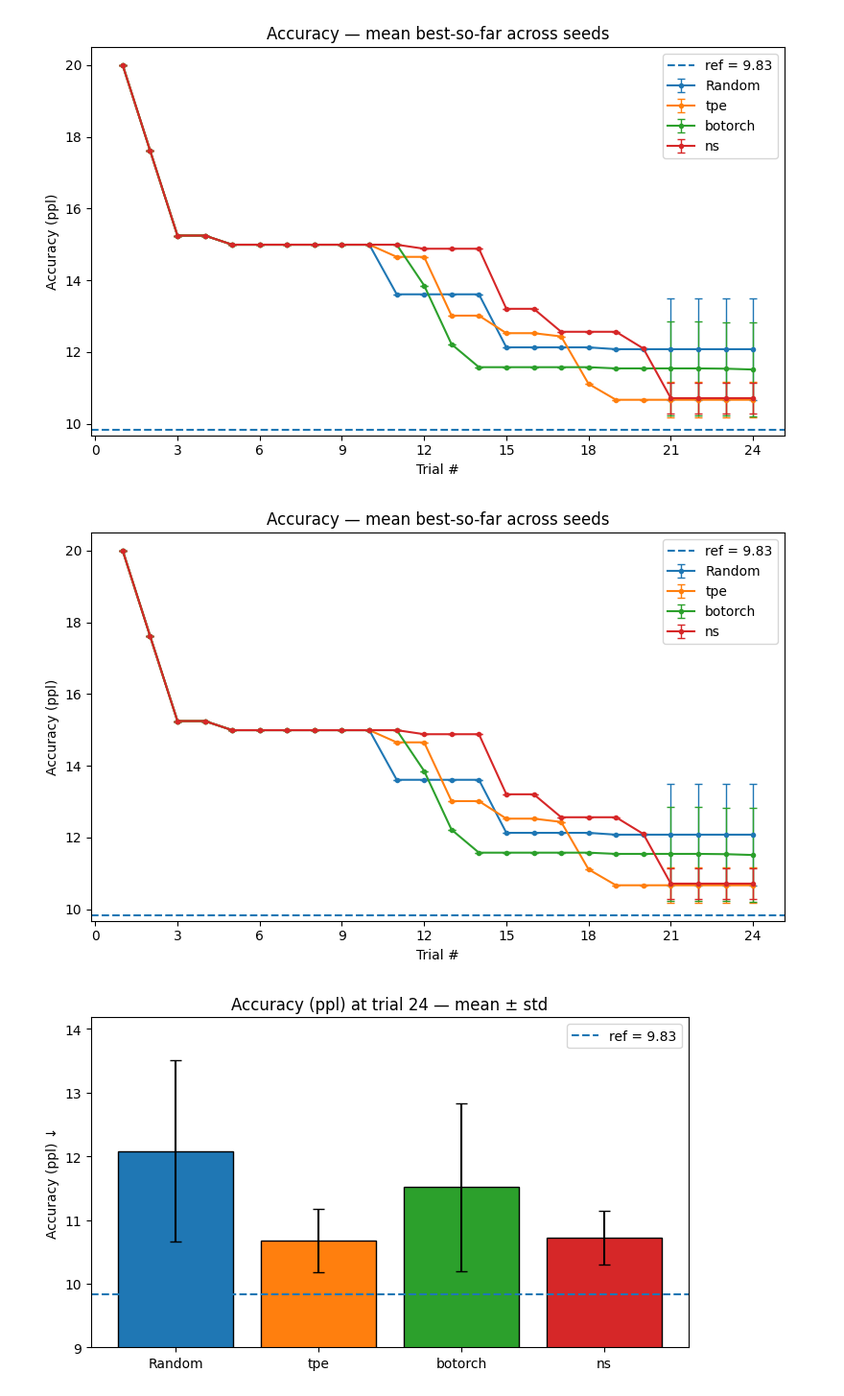
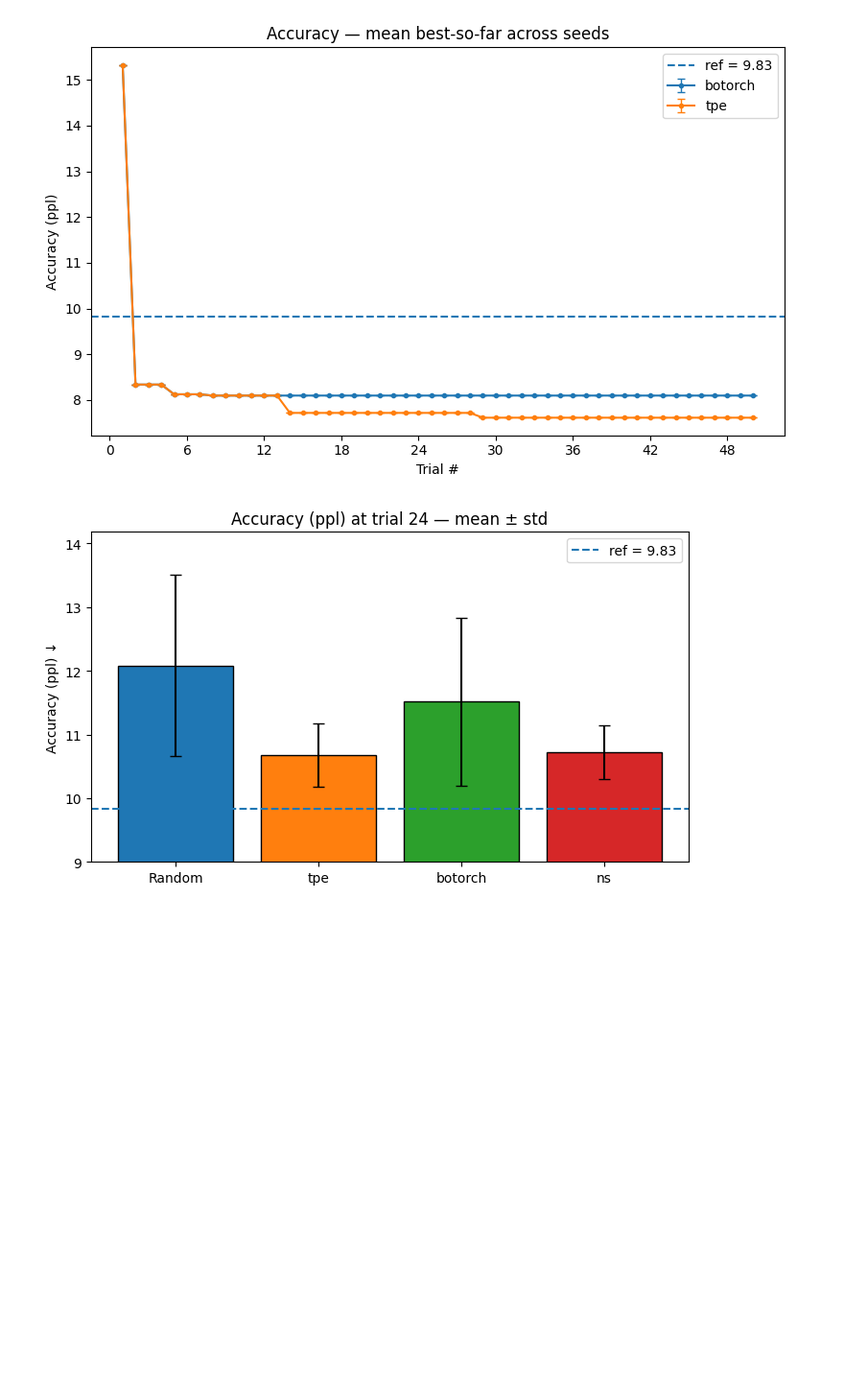
Before and after one commit to AICrossSim/PLENA, a Jupyter notebook: co_design/visual/test.ipynb, the cells around one changed output. Shown: that part at 96% size. Cells and saved outputs as stored; diff of their text form; code cells hidden in the pictures; blank space fills up the shorter version.

```diff
--- a/co_design/visual/test.ipynb
+++ b/co_design/visual/test.ipynb
@@ -129,23 +203,23 @@ import optuna
 from optuna.trial import TrialState
 
 # ==== Parameters ====
-ACC_MIN, ACC_MAX = 9, 20
+ACC_MIN, ACC_MAX = 5, 20
 LAT_MIN, LAT_MAX = 0, 10
 AREA_MIN, AREA_MAX = 120246991, 500000000
 ACC_BEST = 9.8298
 LAT_BEST = 0.102908814
 
 # ==== Seeds & methods ====
-seeds = [42, 442, 43, 2025]
-study_types = ["Random", "tpe", "botorch", "ns"]
-N = 24  # first 24 trials
+seeds = [42]
+study_types = ["botorch", "tpe"]
+N = 50  # first 24 trials
 
 # ---- project_root & db_dir resolution (your old way) ----
 def get_db_dir(seed: int) -> Path:
     project_root = Path.cwd()
     while project_root.name != "Coprocessor_for_Llama" and project_root.parent != project_root:
         project_root = project_root.parent
-    return project_root / "co_design" / f"db_{seed}"
+    return project_root / "co_design"
 
 # ---- utils ----
 def denormalize_objective(v, min_v, max_v, sym=True):
@@ -173,7 +247,7 @@ def _pad_or_truncate(arr, N=24):
 
 def load_df_for(study_type: str, seed: int) -> pd.DataFrame:
     db_dir = get_db_dir(seed)
-    study_name = f"{study_type}_{seed}_1b"
+    study_name = f"{study_type}_{seed}_8b"
     db_path = db_dir / f"{study_name}.db"
     storage_url = f"sqlite:///{db_path.resolve()}"
 
@@ -248,39 +322,38 @@ def plot_mean_bs(result_dict, title, ylabel, ref=None, ylim=None,
     if ref is not None and not np.isnan(ref):
         plt.axhline(ref, linestyle="--", label=f"ref = {ref:.4g}")
     if ylim is not None:
         plt.ylim(*ylim)
 
     plt.xlabel("Trial #")
     plt.ylabel(ylabel)
     plt.title(title)
     plt.gca().xaxis.set_major_locator(MaxNLocator(integer=True))
     plt.legend()
     plt.tight_layout()
     plt.show()
 
 
 
 
 # Accuracy with CI shading
 acc_res = collect_mean_bs(study_types, seeds, "acc", "min", ACC_MIN, ACC_MAX, sym=True, N=N)
 plot_mean_bs(acc_res, "Accuracy — mean best-so-far across seeds",
              "Accuracy (ppl)", ref=ACC_BEST)
 
-acc_res = collect_mean_bs(study_types, seeds, "acc", "min", ACC_MIN, ACC_MAX, sym=True, N=N)
-plot_mean_bs(acc_res, "Accuracy — mean best-so-far across seeds",
-             "Accuracy (ppl)", ref=ACC_BEST)
+# acc_res = collect_mean_bs(study_types, seeds, "acc", "min", ACC_MIN, ACC_MAX, sym=True, N=N)
+# plot_mean_bs(acc_res, "Accuracy — mean best-so-far across seeds",
+#              "Accuracy (ppl)", ref=ACC_BEST)
 
-# # Latency with variance shading, zoomed in
+# Latency with variance shading, zoomed in
 # lat_res = collect_mean_bs(study_types, seeds, "lat", "min", LAT_MIN, LAT_MAX, sym=True, N=N)
 # plot_mean_bs(lat_res, "Latency — mean best-so-far across seeds",
 #              "Latency (s)", ref=LAT_BEST, ylim=(0, 2), shade_type="ci")
 
 # lat_res = collect_mean_bs(study_types, seeds, "lat", "min", LAT_MIN, LAT_MAX, sym=True, N=N)
 # plot_mean_bs(lat_res, "Latency — mean best-so-far across seeds",
 #              "Latency (s)", ref=LAT_BEST, ylim=(0, 2), shade_type="var")
 # %% [output]
-[figure, old version]
+[figure, new version]
-[figure, removed]
 # %%
 # === Final stats at trial N (default 24) and bar plots ===
 
```
Also changed, not shown: parts of 2 cells of this notebook, 4 other files.
